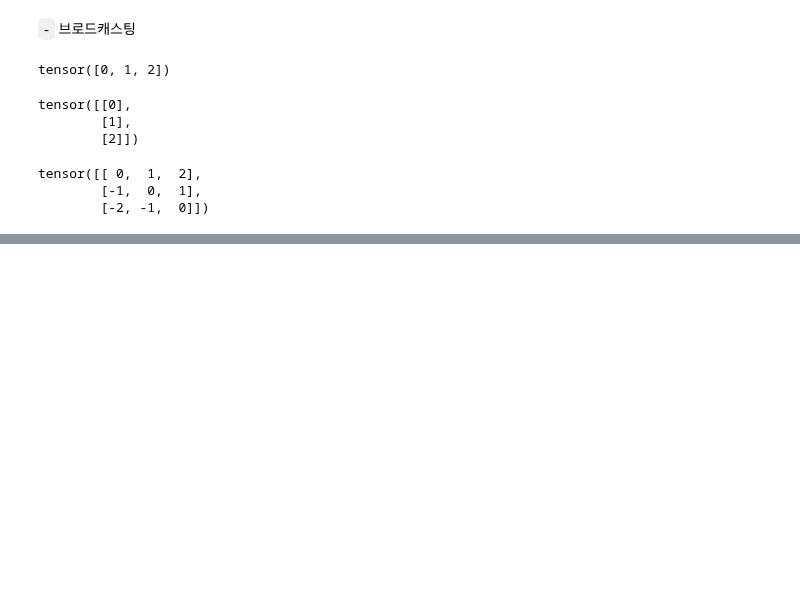
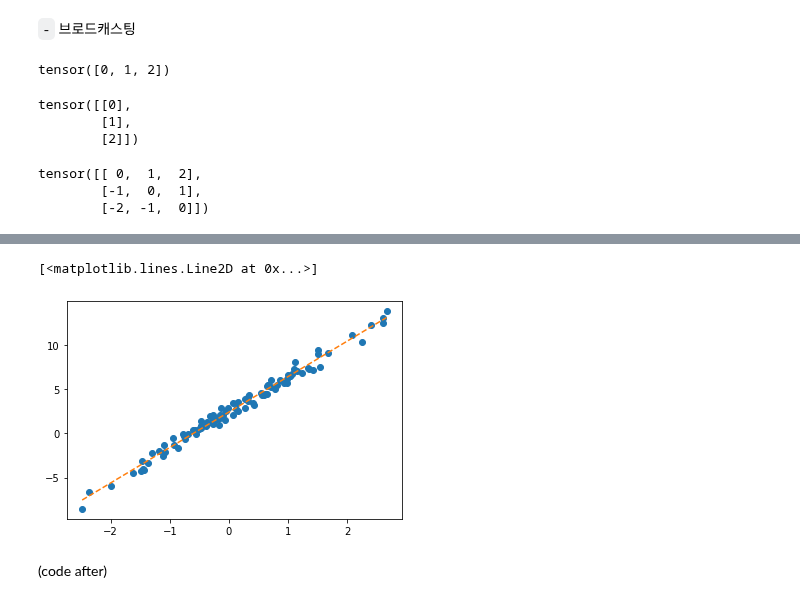
Before and after one commit to guebin/DL2022_backup, a Jupyter notebook: _notebooks/draft.ipynb, the cells around one changed output, grey strips where cells are left out. Cells and saved outputs as stored; diff of their text form; code cells hidden in the pictures; blank space fills up the shorter version.

```diff
--- a/_notebooks/draft.ipynb
+++ b/_notebooks/draft.ipynb
@@ -406,0 +295,3 @@ tensor([[-13.4225,  11.8893]])
+# %%
+net = torch.nn.Linear(in_features=1,out_features=1)
+net.weight.data, net.bias.data
@@ -406,0 +300,4 @@ tensor([[-13.4225,  11.8893]])
+# %%
+net.weight.data = torch.tensor([[10.0]])
+net.bias.data = torch.tensor([-5.0])
+net.weight.data, net.bias.data
@@ -406,0 +310,3 @@ tensor([[-13.4225,  11.8893]])
+# %%
+loss = torch.mean((y-yhat)**2)
+loss
@@ -406,0 +368,19 @@ tensor([[-13.4225,  11.8893]])
+# %%
+for epoc in range(30):
+    ## step1
+    yhat = X@What
+    ## step2
+    loss = torch.mean((y-yhat)**2)
+    ## step3
+    loss.backward()
+    ## step4
+    What.data = What.data - 1/10 * What.grad
+    What.grad = None
+# %%
+plt.plot(x,y,'o')
+plt.plot(x,(X@What).data,'--')
+# %% [output]
+[<matplotlib.lines.Line2D at 0x...>]
+[figure, added]
+# %% [markdown]
+(code after)
```
Also changed, not shown: parts of 166 cells of this notebook.
